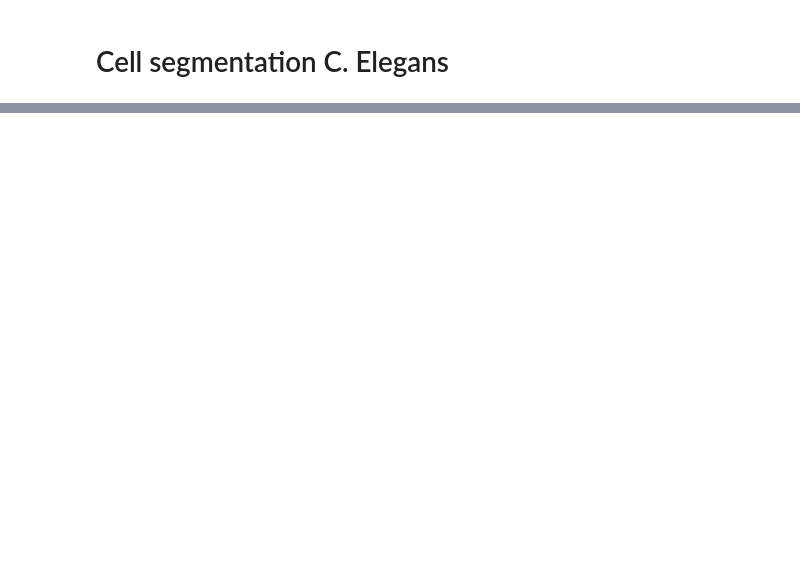
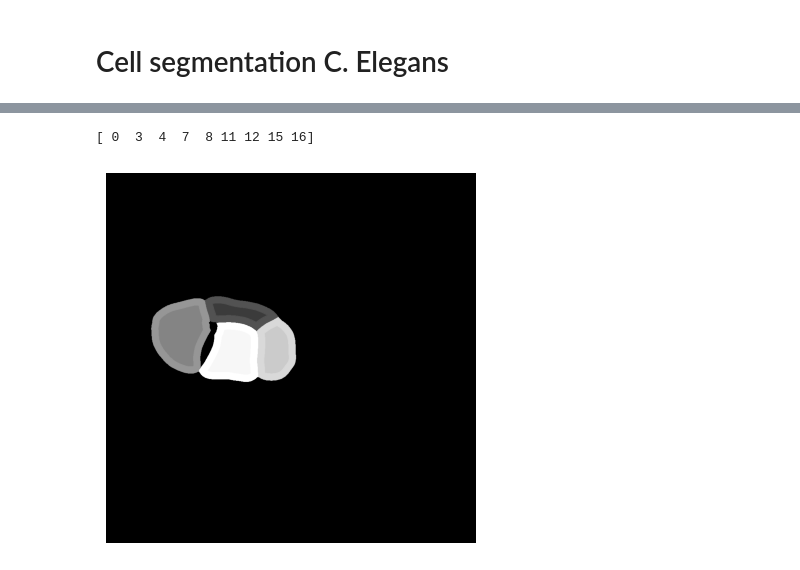
Before and after one commit to MunskyGroup/FISH_Processing, a Jupyter notebook: dev/codes_C_elegans/model_training_c_elegans.ipynb, the cells around one changed output, grey strips where cells are left out. Cells and saved outputs as stored; diff of their text form; code cells hidden in the pictures; blank space fills up the shorter version.

```diff
--- a/dev/codes_C_elegans/model_training_c_elegans.ipynb
+++ b/dev/codes_C_elegans/model_training_c_elegans.ipynb
@@ -159,0 +194,27 @@ for i, masks in enumerate(list_masks_dilated):
+# %%
+def generate_border_mask(original_mask, n=10):
+    final_mask = np.zeros(original_mask.shape, dtype=int)
+    num_masks = np.max(original_mask)
+    for i in range(1,num_masks+1):
+        selected_cel = original_mask == i
+        # Erode the original mask by n pixels
+        selem = disk(n)
+        eroded_mask = binary_erosion(selected_cel, selem)
+        # Create the final mask by subtracting the eroded mask from the original
+        final_mask_temp = original_mask - eroded_mask
+        # add final_mask to the final_mask
+        final_mask = final_mask + final_mask_temp
+    return final_mask
+# %%
+sel_mask = list_masks_filtered_final[0]
+
+# Generate a donut mask for 100 pixels inside test_mask
+donut = generate_border_mask(sel_mask.astype(np.uint8), 20)
+print(np.unique(donut))
+# Plot the donut mask
+plt.imshow(donut,cmap='Greys_r')
+plt.axis('off')
+plt.show()
+# %% [output]
+[ 0  3  4  7  8 11 12 15 16]
+[figure, added]
```
Also changed, not shown: parts of 24 cells of this notebook, 1 other file.
